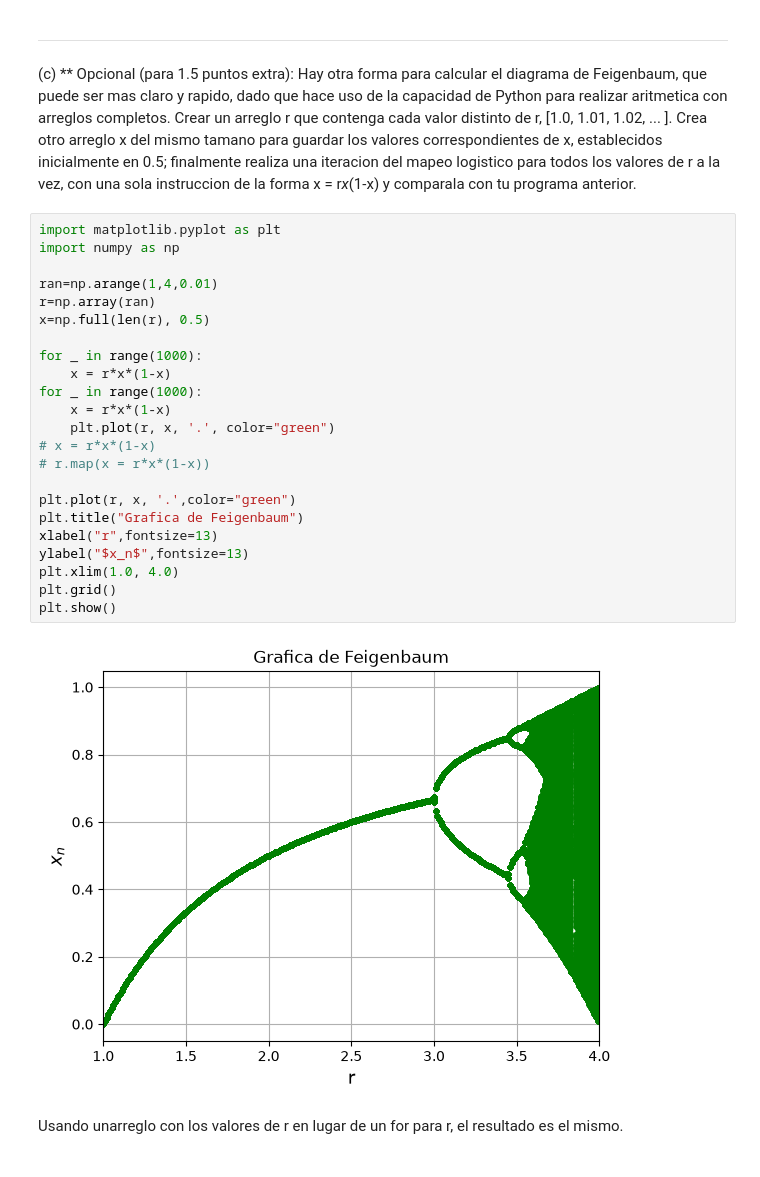
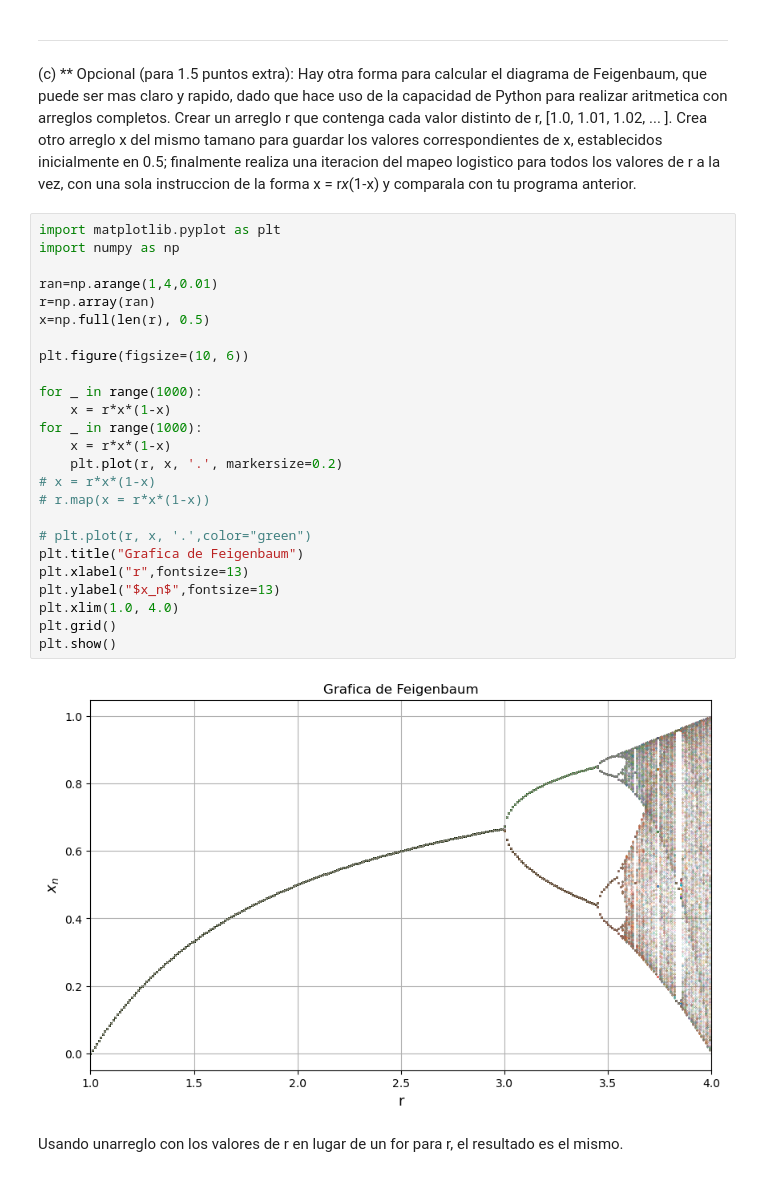
Before and after one commit to SebastianDhamar/RepositorioFisicaComp, a Jupyter notebook: Tareas-Practicas/TareaPractica3.ipynb, the cells around one changed output. Drawn from its saved outputs; the diff is of its cells as text.

```diff
--- a/Tareas-Practicas/TareaPractica3.ipynb
+++ b/Tareas-Practicas/TareaPractica3.ipynb
@@ -179,28 +180,30 @@ Puedes usar la funcion plot con las opciones "ko" o "k." para dibujar una grafic
 # %%
 import matplotlib.pyplot as plt
 import numpy as np
 
 ran=np.arange(1,4,0.01)
 r=np.array(ran)
 x=np.full(len(r), 0.5)
 
+plt.figure(figsize=(10, 6))
+
 for _ in range(1000):
     x = r*x*(1-x)
 for _ in range(1000):
     x = r*x*(1-x)
-    plt.plot(r, x, '.', color="green")
+    plt.plot(r, x, '.', markersize=0.2)
 # x = r*x*(1-x)
 # r.map(x = r*x*(1-x))
 
-plt.plot(r, x, '.',color="green")
+# plt.plot(r, x, '.',color="green")
 plt.title("Grafica de Feigenbaum")
-xlabel("r",fontsize=13)
-ylabel("$x_n$",fontsize=13)
+plt.xlabel("r",fontsize=13)
+plt.ylabel("$x_n$",fontsize=13)
 plt.xlim(1.0, 4.0)
 plt.grid()
 plt.show()
 # %% [output]
-[figure, old version]
+[figure, new version]
 # %% [markdown]
 Usando unarreglo con los valores de r en lugar de un for para r, el resultado es el mismo.
 # %% [markdown]
```
Also changed, not shown: parts of 7 cells of this notebook, 7 other files.
